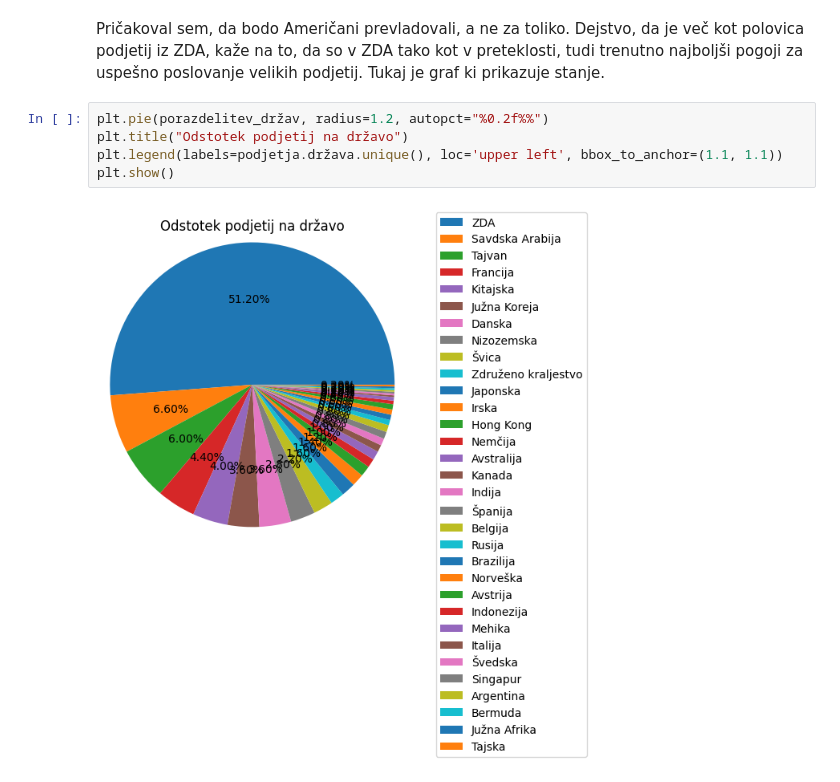
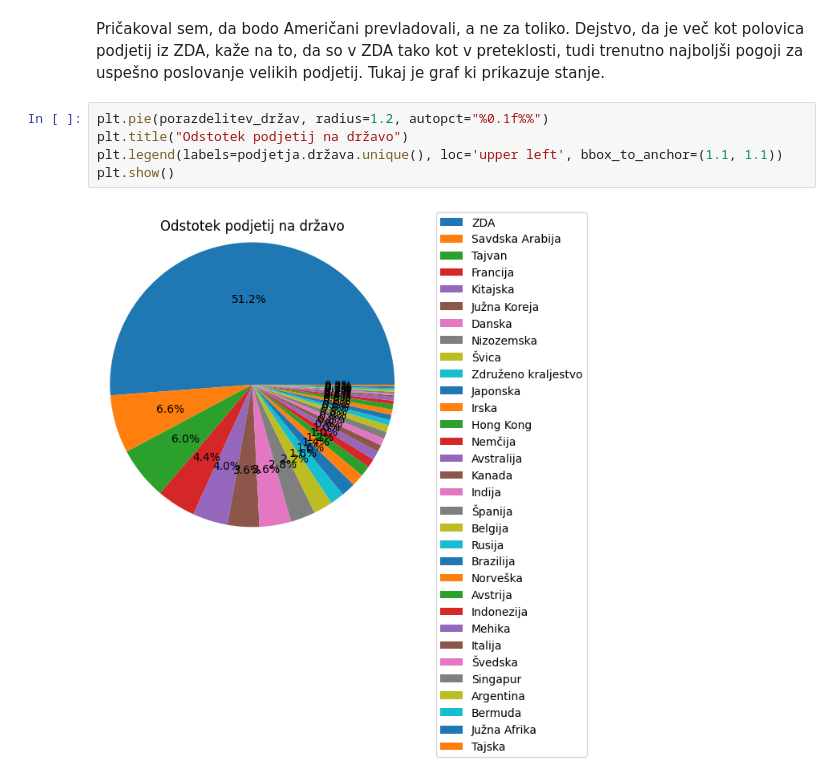
Before and after one commit to MaksRozman7/ProjektnaNaloga, a Jupyter notebook: predstavitev.ipynb, the cells around one changed output. Cells and saved outputs as stored; diff of their text form.

```diff
--- a/predstavitev.ipynb
+++ b/predstavitev.ipynb
@@ -71,9 +71,9 @@ podatki
 
 Pričakoval sem, da bodo Američani prevladovali, a ne za toliko. Dejstvo, da je več kot polovica podjetij iz ZDA, kaže na to, da so v ZDA tako kot v preteklosti, tudi trenutno najboljši pogoji za uspešno poslovanje velikih podjetij. Tukaj je graf ki prikazuje stanje.
 # %%
-plt.pie(porazdelitev_držav, radius=1.2, autopct="%0.2f%%")
+plt.pie(porazdelitev_držav, radius=1.2, autopct="%0.1f%%")
 plt.title("Odstotek podjetij na državo")
 plt.legend(labels=podjetja.država.unique(), loc='upper left', bbox_to_anchor=(1.1, 1.1))
 plt.show()
 # %% [output]
-[figure, old version]
+[figure, new version]
```
Also changed, not shown: parts of 2 cells of this notebook.
